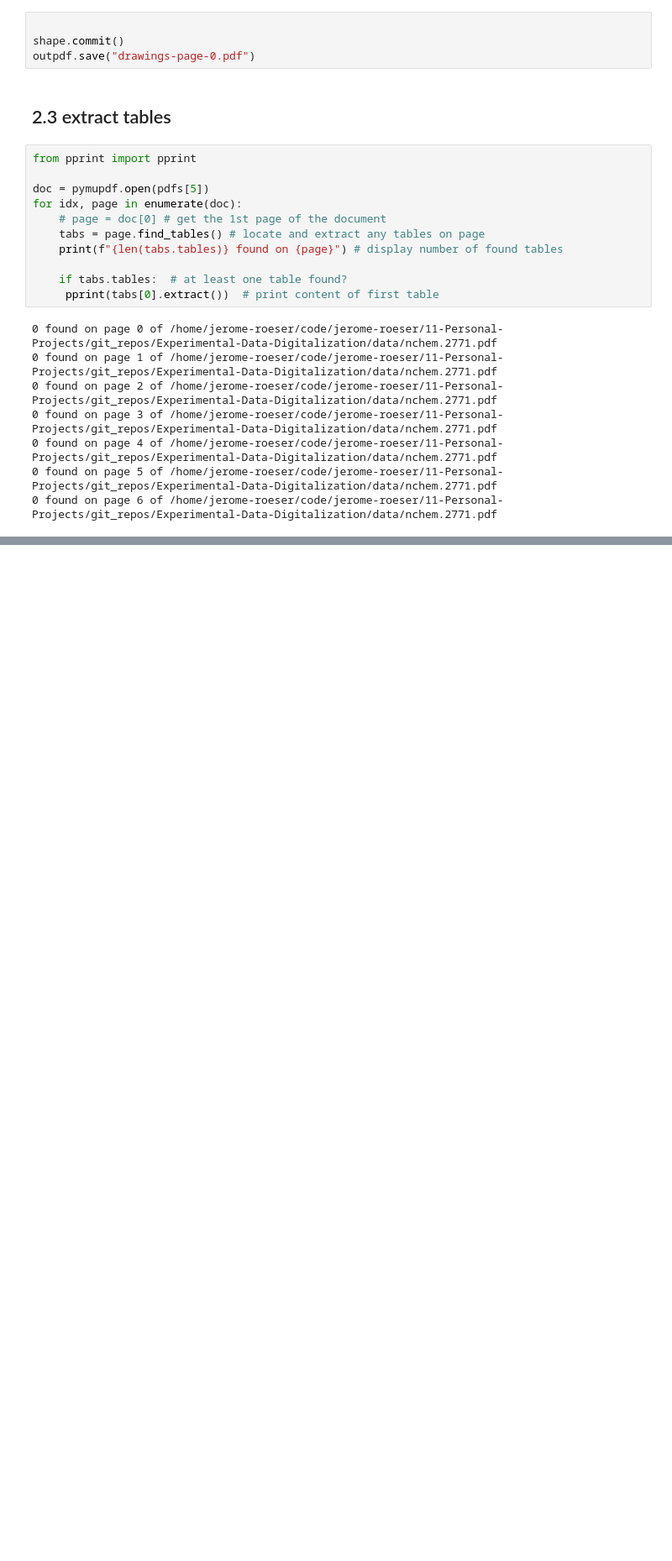
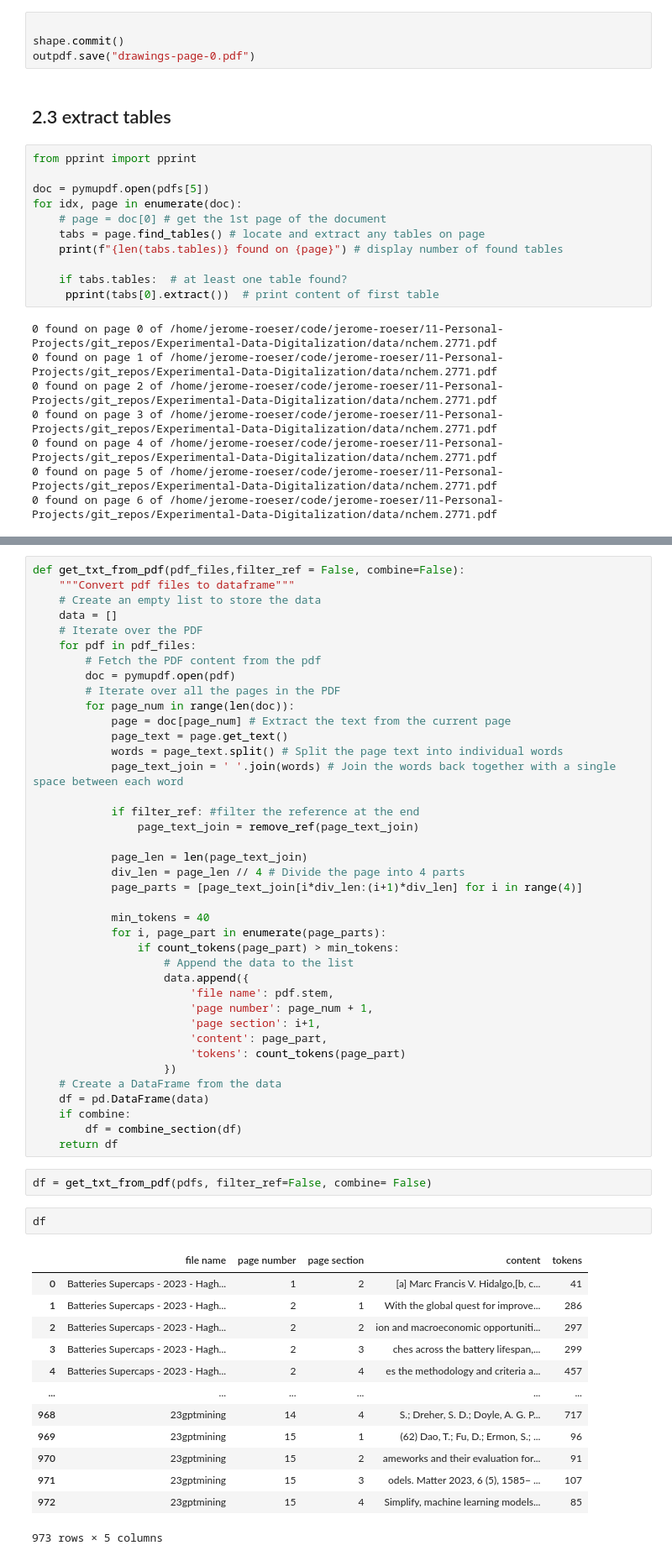
Before and after one commit to jerome-roeser/Experimental-Data-Digitalization, a Jupyter notebook: notebooks/pdfloader.ipynb, the cells around one changed output, grey strips where cells are left out. Shown: that part at 84% size. Drawn from its saved outputs; the diff is of its cells as text; blank space fills up the shorter version.

```diff
--- a/notebooks/pdfloader.ipynb
+++ b/notebooks/pdfloader.ipynb
@@ -302,0 +407,57 @@ for idx, page in enumerate(doc):
+# %%
+def get_txt_from_pdf(pdf_files,filter_ref = False, combine=False):
+    """Convert pdf files to dataframe"""
+    # Create an empty list to store the data
+    data = []
+    # Iterate over the PDF
+    for pdf in pdf_files:
+        # Fetch the PDF content from the pdf
+        doc = pymupdf.open(pdf)
+        # Iterate over all the pages in the PDF
+        for page_num in range(len(doc)):
+            page = doc[page_num] # Extract the text from the current page
+            page_text = page.get_text()
+            words = page_text.split() # Split the page text into individual words
+            page_text_join = ' '.join(words) # Join the words back together with a single space between each word
+
+            if filter_ref: #filter the reference at the end
+                page_text_join = remove_ref(page_text_join)
+
+            page_len = len(page_text_join)
+            div_len = page_len // 4 # Divide the page into 4 parts
+            page_parts = [page_text_join[i*div_len:(i+1)*div_len] for i in range(4)]
+
+            min_tokens = 40
+            for i, page_part in enumerate(page_parts):
+                if count_tokens(page_part) > min_tokens:
+                    # Append the data to the list
+                    data.append({
+                        'file name': pdf.stem,
+                        'page number': page_num + 1,
+                        'page section': i+1,
+                        'content': page_part,
+                        'tokens': count_tokens(page_part)
+                    })
+    # Create a DataFrame from the data
+    df = pd.DataFrame(data)
+    if combine:
+        df = combine_section(df)
+    return df
+# %%
+df = get_txt_from_pdf(pdfs, filter_ref=False, combine= False)
+# %%
+df
+# %% [output]
+|  | file name | page number | page section | content | tokens |
+| 0 | Batteries Supercaps - 2023 - Hagh... | 1 | 2 | [a] Marc Francis V. Hidalgo,[b, c... | 41 |
+| 1 | Batteries Supercaps - 2023 - Hagh... | 2 | 1 | With the global quest for improve... | 286 |
+| 2 | Batteries Supercaps - 2023 - Hagh... | 2 | 2 | ion and macroeconomic opportuniti... | 297 |
+| 3 | Batteries Supercaps - 2023 - Hagh... | 2 | 3 | ches across the battery lifespan,... | 299 |
+| 4 | Batteries Supercaps - 2023 - Hagh... | 2 | 4 | es the methodology and criteria a... | 457 |
+| ... | ... | ... | ... | ... | ... |
+| 968 | 23gptmining | 14 | 4 | S.; Dreher, S. D.; Doyle, A. G. P... | 717 |
+| 969 | 23gptmining | 15 | 1 | (62) Dao, T.; Fu, D.; Ermon, S.; ... | 96 |
+| 970 | 23gptmining | 15 | 2 | ameworks and their evaluation for... | 91 |
+| 971 | 23gptmining | 15 | 3 | odels. Matter 2023, 6 (5), 1585− ... | 107 |
+| 972 | 23gptmining | 15 | 4 | Simplify, machine learning models... | 85 |
+973 rows × 5 columns
```
Also changed, not shown: parts of 10 cells of this notebook, 1 other file.
